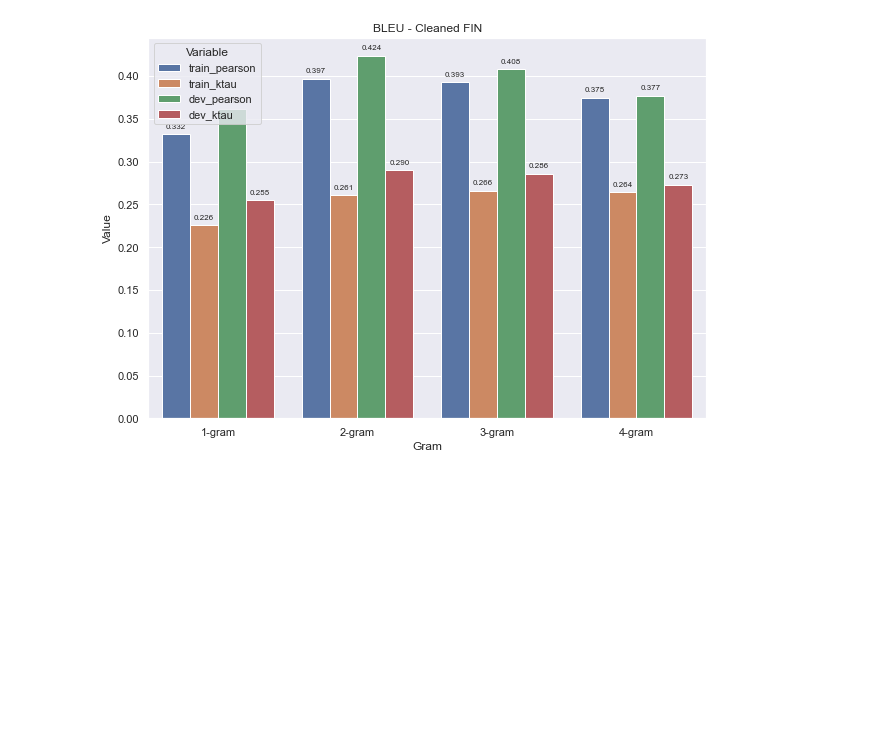
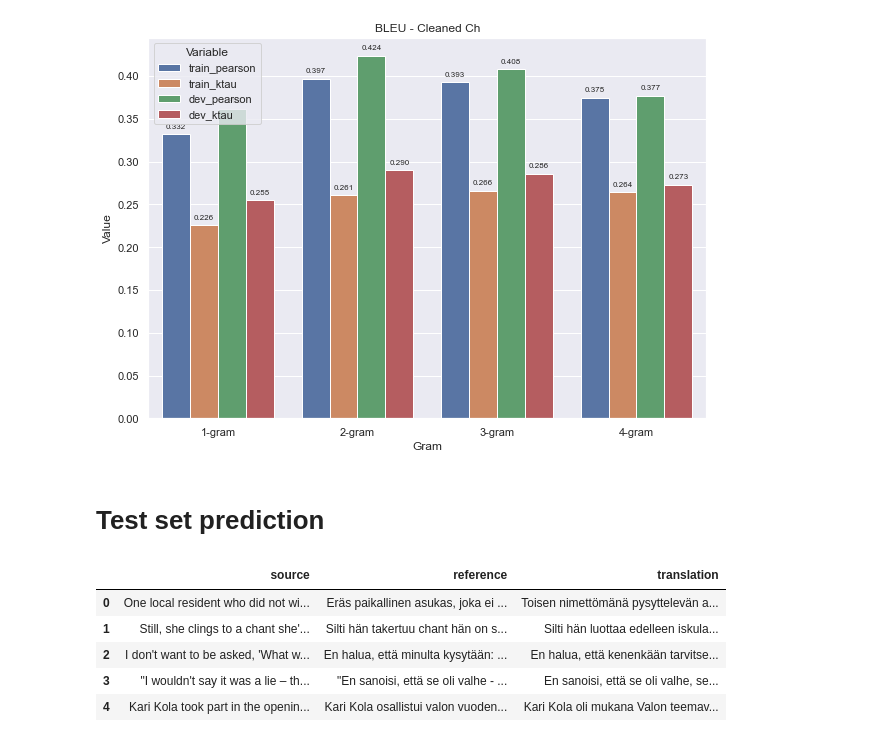
Before and after one commit to LorenzoPigozzi/TM_Project, a Jupyter notebook: BLEU.ipynb, the cells around one changed output. Cells and saved outputs as stored; diff of their text form; code cells hidden in the pictures; blank space fills up the shorter version.

```diff
--- a/BLEU.ipynb
+++ b/BLEU.ipynb
@@ -491,3 +490,15 @@ for bar in fig.patches:
     fig.set_title('BLEU - Cleaned Ch')
 # %% [output]
 [figure]
+# %% [markdown]
+# Test set prediction
+# %%
+testFin = pd.read_csv('testset/en-fi/scores.csv')
+testFin.head()
+# %% [output]
+|  | source | reference | translation |
+| 0 | One local resident who did not wi... | Eräs paikallinen asukas, joka ei ... | Toisen nimettömänä pysyttelevän a... |
+| 1 | Still, she clings to a chant she'... | Silti hän takertuu chant hän on s... | Silti hän luottaa edelleen iskula... |
+| 2 | I don't want to be asked, 'What w... | En halua, että minulta kysytään: ... | En halua, että kenenkään tarvitse... |
+| 3 | "I wouldn't say it was a lie – th... | "En sanoisi, että se oli valhe - ... | En sanoisi, että se oli valhe, se... |
+| 4 | Kari Kola took part in the openin... | Kari Kola osallistui valon vuoden... | Kari Kola oli mukana Valon teemav... |
```
Also changed, not shown: parts of 11 cells of this notebook, 2 other files.
